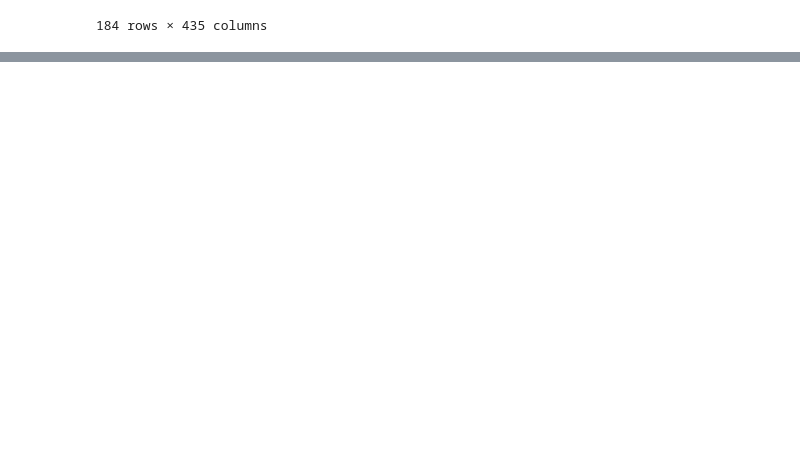
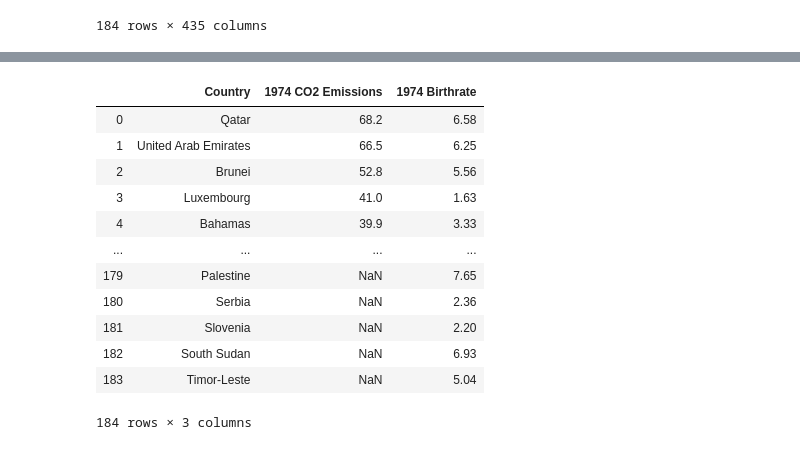
Before and after one commit to VallieTracy/project-one, a Jupyter notebook: Team_Awesome_Project_1.ipynb, the cells around one changed output, grey strips where cells are left out. Cells and saved outputs as stored; diff of their text form; code cells hidden in the pictures; blank space fills up the shorter version.

```diff
--- a/Team_Awesome_Project_1.ipynb
+++ b/Team_Awesome_Project_1.ipynb
@@ -167,3 +171,22 @@ co2_br_df
+# %%
+#create 1974 dataframe, co2 descending order
+df_1974 = co2_br_df[["Country", "1974 CO2 Emissions", "1974 Birthrate"]].sort_values("1974 CO2 Emissions", ascending=False).reset_index()
+df_1974 = df_1974[["Country", "1974 CO2 Emissions", "1974 Birthrate"]]
+df_1974
+# %% [output]
+|  | Country | 1974 CO2 Emissions | 1974 Birthrate |
+| 0 | Qatar | 68.2 | 6.58 |
+| 1 | United Arab Emirates | 66.5 | 6.25 |
+| 2 | Brunei | 52.8 | 5.56 |
+| 3 | Luxembourg | 41.0 | 1.63 |
+| 4 | Bahamas | 39.9 | 3.33 |
+| ... | ... | ... | ... |
+| 179 | Palestine | NaN | 7.65 |
+| 180 | Serbia | NaN | 2.36 |
+| 181 | Slovenia | NaN | 2.20 |
+| 182 | South Sudan | NaN | 6.93 |
+| 183 | Timor-Leste | NaN | 5.04 |
+184 rows × 3 columns
 # %%
 #for reference, filling and dropping nan rows
 
```
Also changed, not shown: parts of 6 cells of this notebook.
